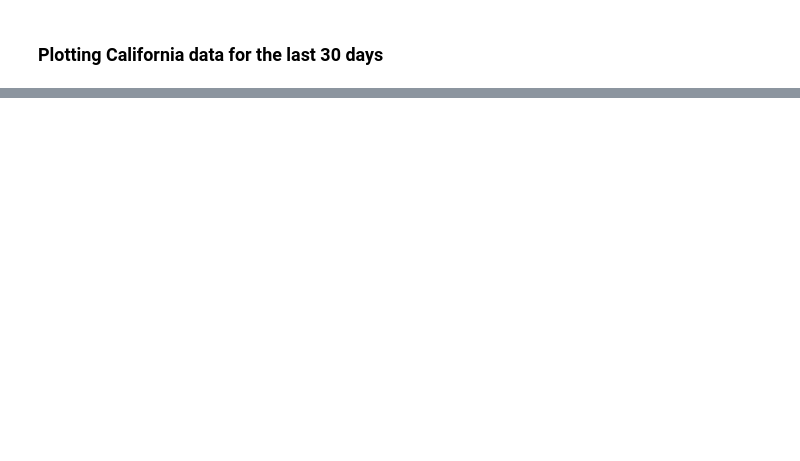
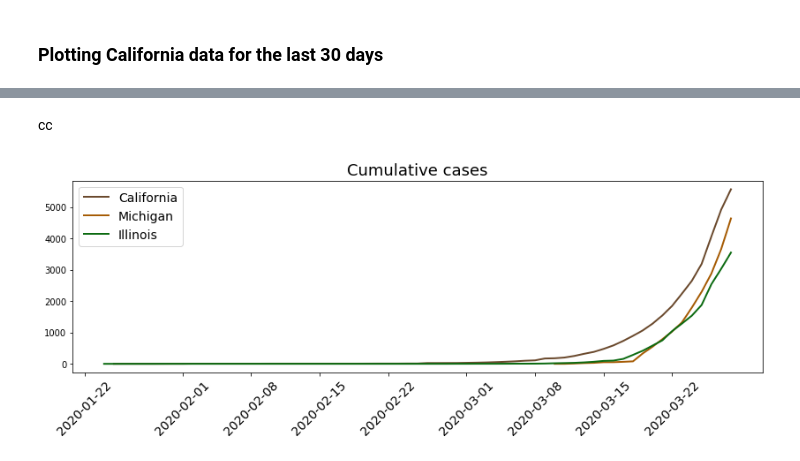
Before and after one commit to tirthajyoti/Covid-19-analysis, a Jupyter notebook: Notebook/NYTCovid.ipynb, the cells around one changed output, grey strips where cells are left out. Saved outputs shown, nothing was run; the diff lists cells and outputs as text; code cells hidden in the pictures; blank space fills up the shorter version.

```diff
--- a/Notebook/NYTCovid.ipynb
+++ b/Notebook/NYTCovid.ipynb
@@ -282,0 +319,6 @@ n.plot_state('California',last_30_days=True)
+# %% [markdown]
+cc
+# %%
+n.plot_multi_state(states=['California','Michigan','Illinois'],last_30_days=False)
+# %% [output]
+[figure, added]
```
Also changed, not shown: parts of 5 cells of this notebook.
